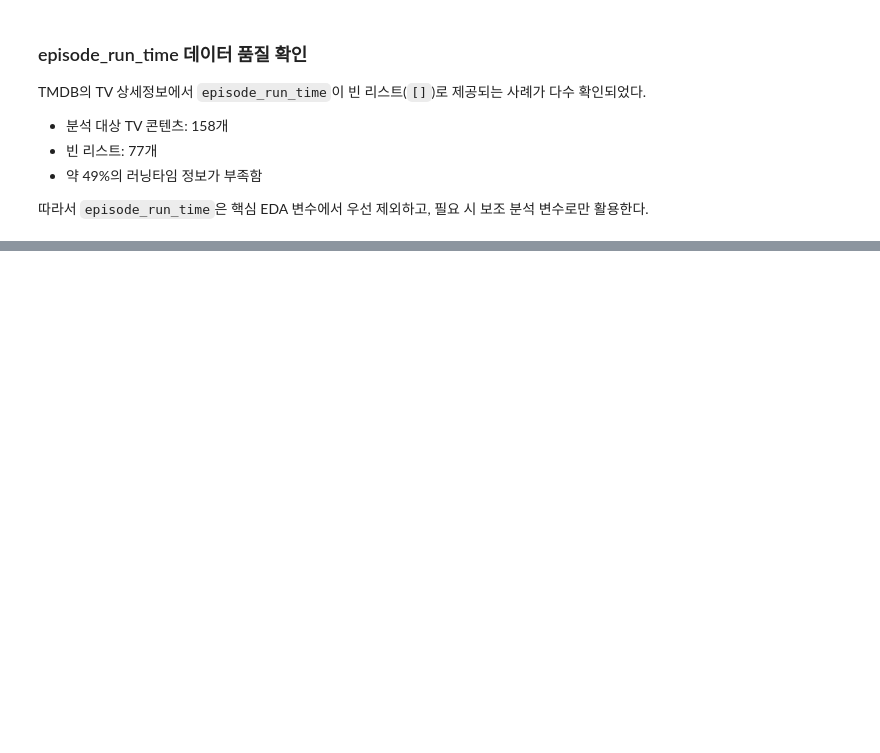
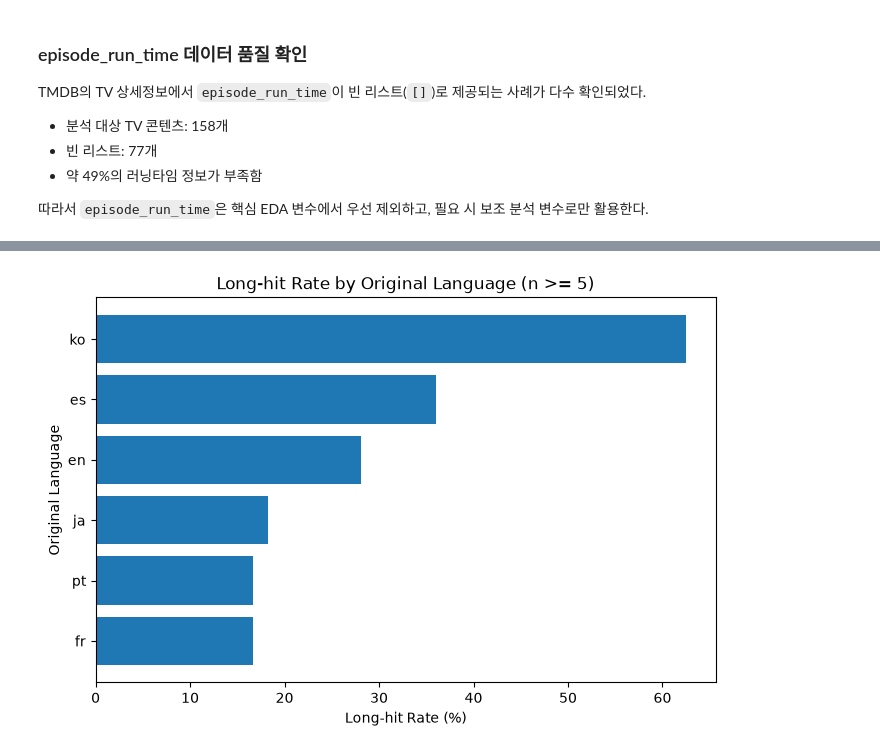
Before and after one commit to yryang101/netflix-game-ip-content-strategy, a Jupyter notebook: notebooks/03_netflix_tmdb_eda.ipynb, the cells around one changed output, grey strips where cells are left out. Drawn from its saved outputs; the diff is of its cells as text; code cells hidden in the pictures; blank space fills up the shorter version.

```diff
--- a/notebooks/03_netflix_tmdb_eda.ipynb
+++ b/notebooks/03_netflix_tmdb_eda.ipynb
@@ -313,0 +624,12 @@ TMDB의 TV 상세정보에서 `episode_run_time`이 빈 리스트(`[]`)로 제
+# %%
+# 콘텐츠가 5개 이상인 언어만 남겨 장기흥행 비율을 비교
+
+language_long_hit_filtered = language_long_hit[
+    language_long_hit["content_count"] >= 5
+].copy()
+
+language_long_hit_filtered["long_hit_rate_pct"] = (
+    language_long_hit_filtered["long_hit_rate"] * 100
+).round(1)
+
+language_long_hit_filtered
@@ -313,0 +645,22 @@ TMDB의 TV 상세정보에서 `episode_run_time`이 빈 리스트(`[]`)로 제
+# %%
+# 표본 5개 이상 언어의 장기흥행 비율을 막대그래프로 시각화
+
+plot_data = language_long_hit_filtered.sort_values(
+    "long_hit_rate_pct",
+    ascending=True
+)
+
+plt.figure(figsize=(8, 5))
+
+plt.barh(
+    plot_data.index,
+    plot_data["long_hit_rate_pct"]
+)
+
+plt.xlabel("Long-hit Rate (%)")
+plt.ylabel("Original Language")
+plt.title("Long-hit Rate by Original Language (n >= 5)")
+
+plt.show()
+# %% [output]
+[figure, added]
```
Also changed, not shown: parts of 25 cells of this notebook.
